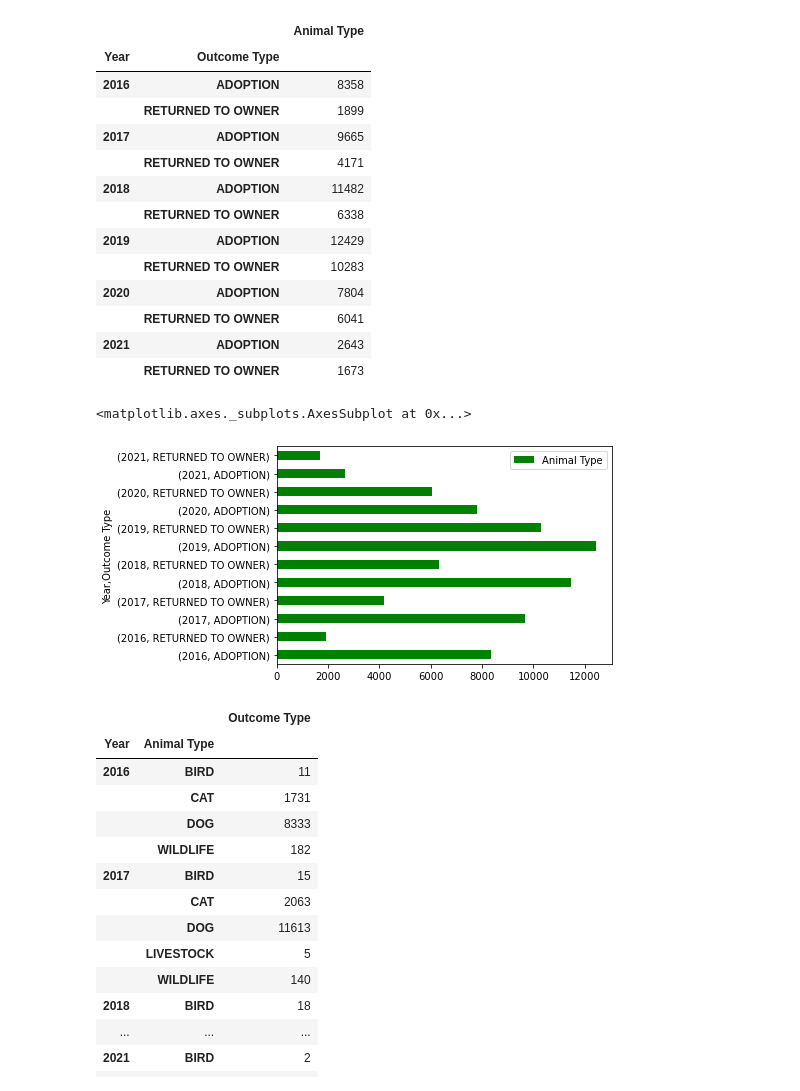
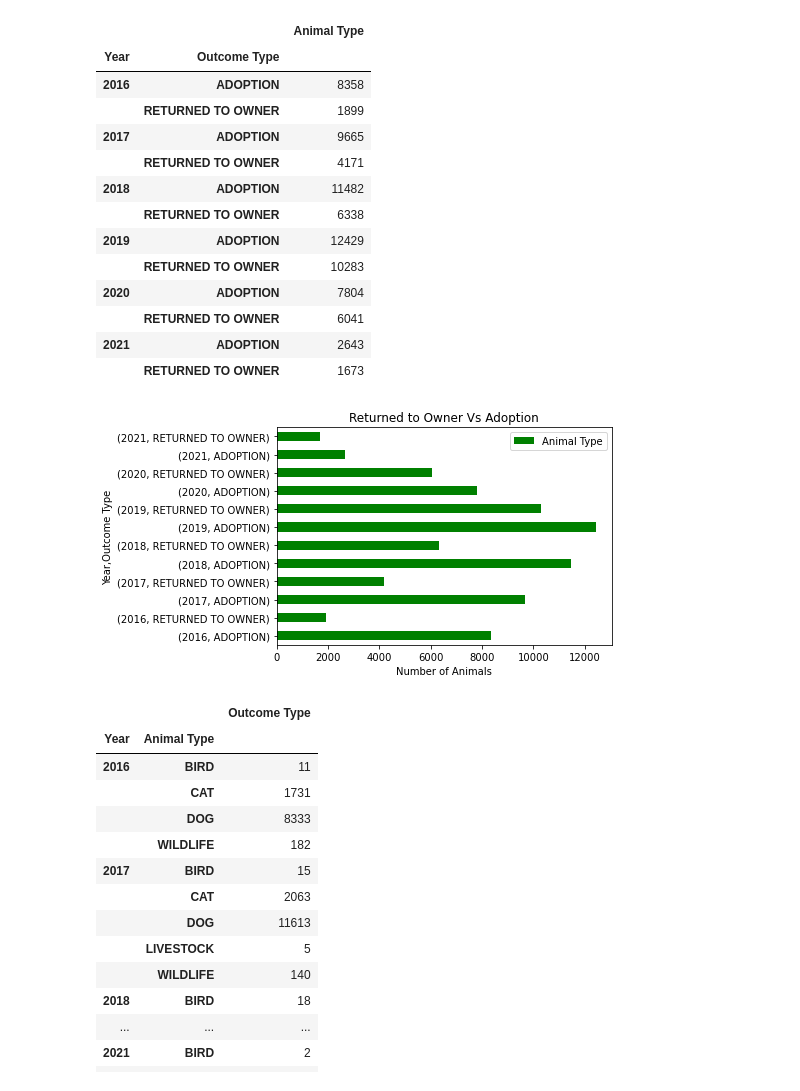
Before and after one commit to jconcha56429/Project1, a Jupyter notebook: Adoption Rates.ipynb, the cells around one changed output. Cells and saved outputs as stored; diff of their text form; code cells hidden in the pictures.

```diff
--- a/Adoption Rates.ipynb
+++ b/Adoption Rates.ipynb
@@ -127,11 +118,13 @@ dallas_adopted_pivot
 |  | RETURNED TO OWNER | 6041 |
 | 2021 | ADOPTION | 2643 |
 |  | RETURNED TO OWNER | 1673 |
-# %%
-dallas_adopted_pivot.plot(kind ="barh", color = "green")
-# %% [output]
-<matplotlib.axes._subplots.AxesSubplot at 0x...>
-[figure, removed]
+# %%
+dallas_adopted_pivot.plot(kind ="barh", color = "green")
+plt.title("Returned to Owner Vs Adoption")
+plt.xlabel("Number of Animals")
+plt.savefig(r"C:\Users\kndrs\Project1\Outcome_comparison.png",bbox_inches='tight')
+# %% [output]
+[figure, added]
 # %%
 dallas_adopted_animals = dallas_adopted.pivot_table(dallas_adopted,[ "Year","Animal Type",], aggfunc = "count")
 dallas_adopted_animals
```
Also changed, not shown: parts of 3 cells of this notebook, 1 other file.
